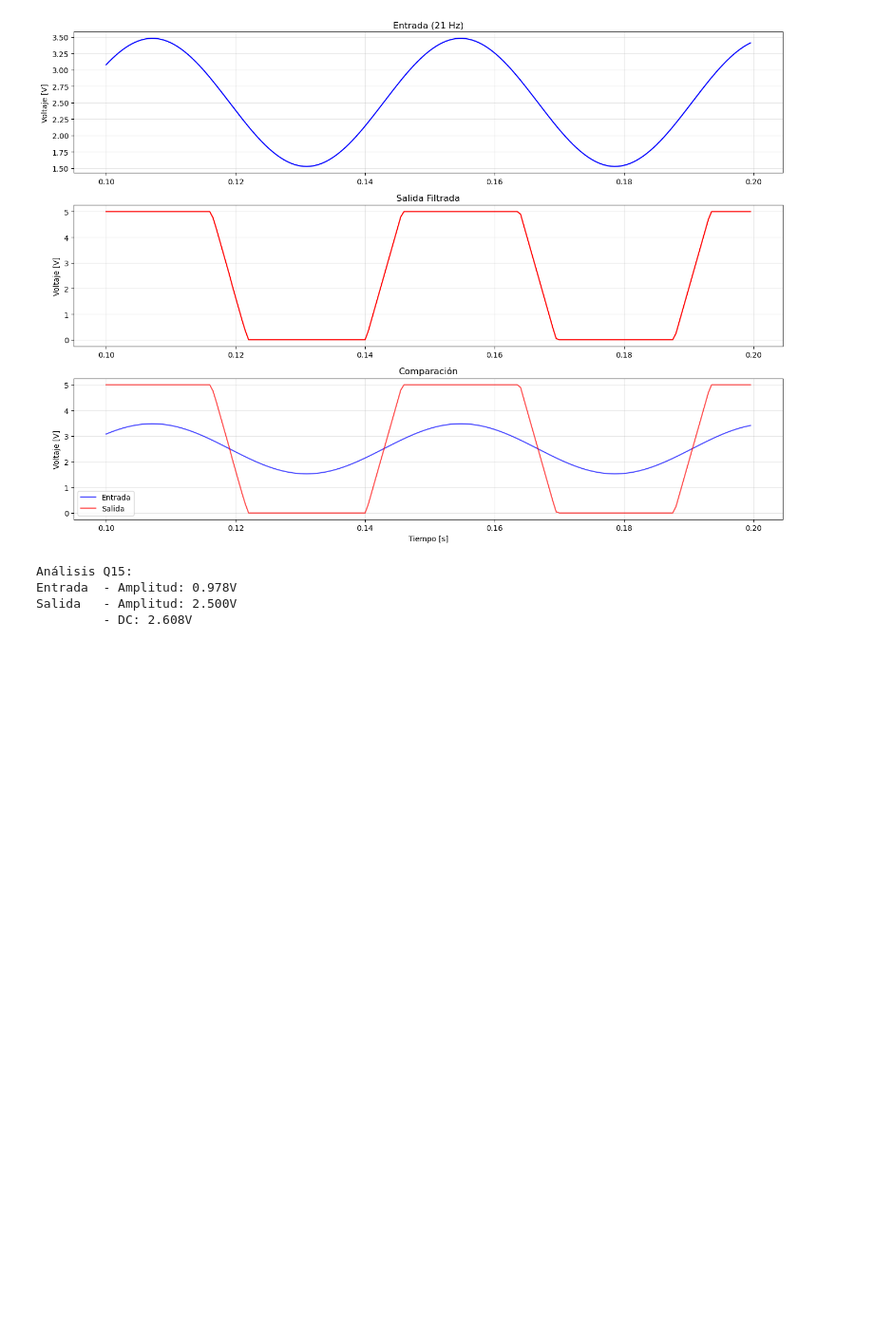
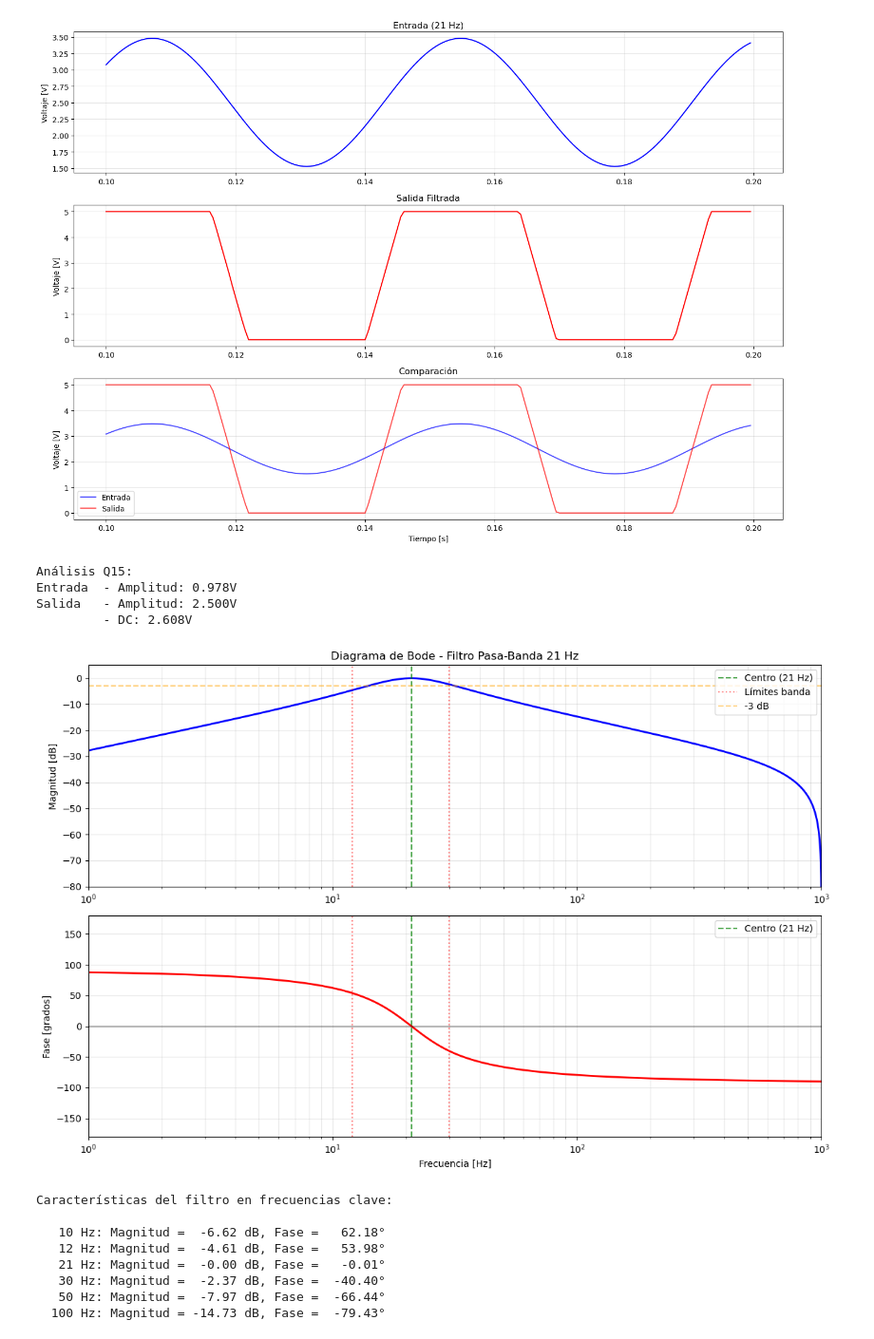
Before and after one commit to Megaomega99/Muestreainador, a Jupyter notebook: Fitros.ipynb, the cells around one changed output. Shown: that part at 95% size. Cells and saved outputs as stored; diff of their text form; code cells hidden in the pictures; blank space fills up the shorter version.

```diff
--- a/Fitros.ipynb
+++ b/Fitros.ipynb
@@ -313,3 +313,71 @@ Análisis Q15:
 Entrada  - Amplitud: 0.978V
 Salida   - Amplitud: 2.500V
          - DC: 2.608V
+# %%
+# Diagrama de Bode del filtro resonador
+import numpy as np
+from scipy import signal
+import matplotlib.pyplot as plt
+
+# Coeficientes del filtro (ya calculados)
+b = np.array([0.027477, 0.000000, -0.027477])
+a = np.array([1.0, -1.940814, 0.945045])
+
+# Calcular respuesta en frecuencia
+fs = 2000  # Hz
+w, h = signal.freqz(b, a, worN=8192, fs=fs)
+
+# Magnitud y fase
+mag_db = 20 * np.log10(np.abs(h))
+phase_deg = np.angle(h, deg=True)
+
+# Crear figura con dos subgráficas (Bode plot)
+fig, (ax1, ax2) = plt.subplots(2, 1, figsize=(12, 8))
+
+# Gráfica de magnitud
+ax1.semilogx(w, mag_db, 'b-', linewidth=2)
+ax1.axvline(21, color='g', linestyle='--', alpha=0.7, label='Centro (21 Hz)')
+ax1.axvline(12, color='r', linestyle=':', alpha=0.5, label='Límites banda')
+ax1.axvline(30, color='r', linestyle=':', alpha=0.5)
+ax1.axhline(-3, color='orange', linestyle='--', alpha=0.5, label='-3 dB')
+ax1.set_ylabel('Magnitud [dB]')
+ax1.set_title('Diagrama de Bode - Filtro Pasa-Banda 21 Hz')
+ax1.grid(True, which='both', alpha=0.3)
+ax1.legend(loc='upper right')
+ax1.set_xlim([1, 1000])
+ax1.set_ylim([-80, 5])
+
+# Gráfica de fase
+ax2.semilogx(w, phase_deg, 'r-', linewidth=2)
+ax2.axvline(21, color='g', linestyle='--', alpha=0.7, label='Centro (21 Hz)')
+ax2.axvline(12, color='r', linestyle=':', alpha=0.5)
+ax2.axvline(30, color='r', linestyle=':', alpha=0.5)
+ax2.axhline(0, color='k', linestyle='-', alpha=0.3)
+ax2.set_xlabel('Frecuencia [Hz]')
+ax2.set_ylabel('Fase [grados]')
+ax2.grid(True, which='both', alpha=0.3)
+ax2.legend(loc='upper right')
+ax2.set_xlim([1, 1000])
+ax2.set_ylim([-180, 180])
+
+plt.tight_layout()
+plt.show()
+
+# Información adicional
+print("Características del filtro en frecuencias clave:\n")
+for f_test in [10, 12, 21, 30, 50, 100]:
+    w_test = 2 * np.pi * f_test / fs
+    _, h_test = signal.freqz(b, a, worN=[w_test])
+    mag = 20 * np.log10(np.abs(h_test[0]))
+    phase = np.angle(h_test[0], deg=True)
+    print(f"  {f_test:3d} Hz: Magnitud = {mag:6.2f} dB, Fase = {phase:7.2f}°")
+# %% [output]
+[figure, added]
+Características del filtro en frecuencias clave:
+
+   10 Hz: Magnitud =  -6.62 dB, Fase =   62.18°
+   12 Hz: Magnitud =  -4.61 dB, Fase =   53.98°
+   21 Hz: Magnitud =  -0.00 dB, Fase =   -0.01°
+   30 Hz: Magnitud =  -2.37 dB, Fase =  -40.40°
+   50 Hz: Magnitud =  -7.97 dB, Fase =  -66.44°
+  100 Hz: Magnitud = -14.73 dB, Fase =  -79.43°
```
